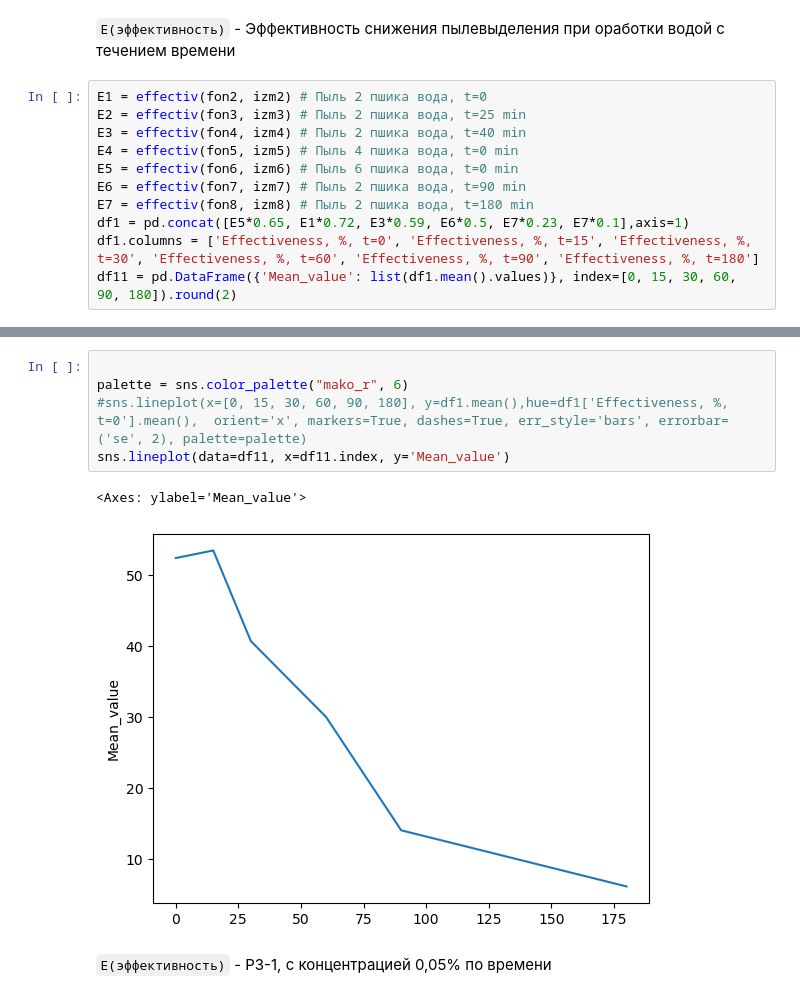
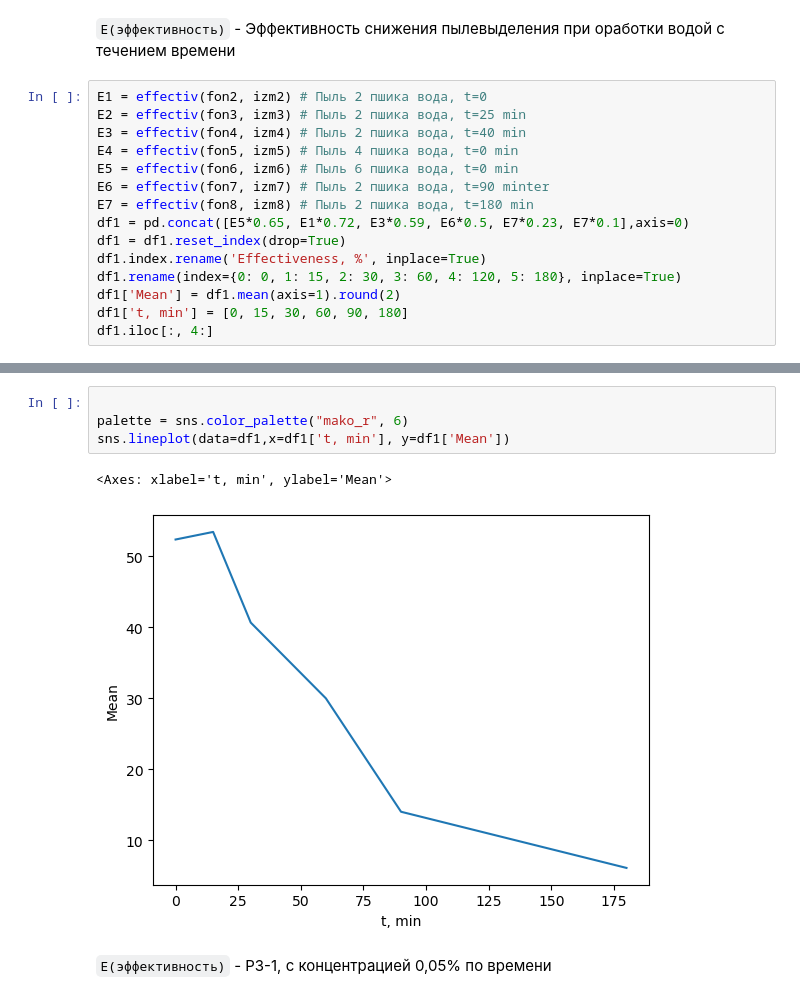
Before and after one commit to SENATOROVAI/DataScience-Maxim, a Jupyter notebook: Dust/Clean/nov.ipynb, the cells around one changed output, grey strips where cells are left out. Saved outputs shown, nothing was run; the diff lists cells and outputs as text.

```diff
--- a/Dust/Clean/nov.ipynb
+++ b/Dust/Clean/nov.ipynb
@@ -154,8 +154,12 @@ E2 = effectiv(fon3, izm3) # Пыль 2 пшика вода, t=25 min
 E3 = effectiv(fon4, izm4) # Пыль 2 пшика вода, t=40 min
 E4 = effectiv(fon5, izm5) # Пыль 4 пшика вода, t=0 min
 E5 = effectiv(fon6, izm6) # Пыль 6 пшика вода, t=0 min
-E6 = effectiv(fon7, izm7) # Пыль 2 пшика вода, t=90 min
+E6 = effectiv(fon7, izm7) # Пыль 2 пшика вода, t=90 minter
 E7 = effectiv(fon8, izm8) # Пыль 2 пшика вода, t=180 min
-df1 = pd.concat([E5*0.65, E1*0.72, E3*0.59, E6*0.5, E7*0.23, E7*0.1],axis=1)
-df1.columns = ['Effectiveness, %, t=0', 'Effectiveness, %, t=15', 'Effectiveness, %, t=30', 'Effectiveness, %, t=60', 'Effectiveness, %, t=90', 'Effectiveness, %, t=180']
-df11 = pd.DataFrame({'Mean_value': list(df1.mean().values)}, index=[0, 15, 30, 60, 90, 180]).round(2)
+df1 = pd.concat([E5*0.65, E1*0.72, E3*0.59, E6*0.5, E7*0.23, E7*0.1],axis=0)
+df1 = df1.reset_index(drop=True)
+df1.index.rename('Effectiveness, %', inplace=True)
+df1.rename(index={0: 0, 1: 15, 2: 30, 3: 60, 4: 120, 5: 180}, inplace=True)
+df1['Mean'] = df1.mean(axis=1).round(2)
+df1['t, min'] = [0, 15, 30, 60, 90, 180]
+df1.iloc[:, 4:]
@@ -162,11 +175,10 @@ df11 = pd.DataFrame({'Mean_value': list(df1.mean().values)}, index=[0, 15, 30, 6
-# %%
-
-palette = sns.color_palette("mako_r", 6)
-#sns.lineplot(x=[0, 15, 30, 60, 90, 180], y=df1.mean(),hue=df1['Effectiveness, %, t=0'].mean(),  orient='x', markers=True, dashes=True, err_style='bars', errorbar=('se', 2), palette=palette)
-sns.lineplot(data=df11, x=df11.index, y='Mean_value')
-# %% [output]
-<Axes: ylabel='Mean_value'>
-[figure, removed]
+# %%
+
+palette = sns.color_palette("mako_r", 6)
+sns.lineplot(data=df1,x=df1['t, min'], y=df1['Mean'])
+# %% [output]
+<Axes: xlabel='t, min', ylabel='Mean'>
+[figure, added]
 # %% [markdown]
 `E(эффективность)` - РЗ-1, с концентрацией 0,05% по времени
 # %%
```
Also changed, not shown: parts of 5 cells of this notebook, 2 other files.
